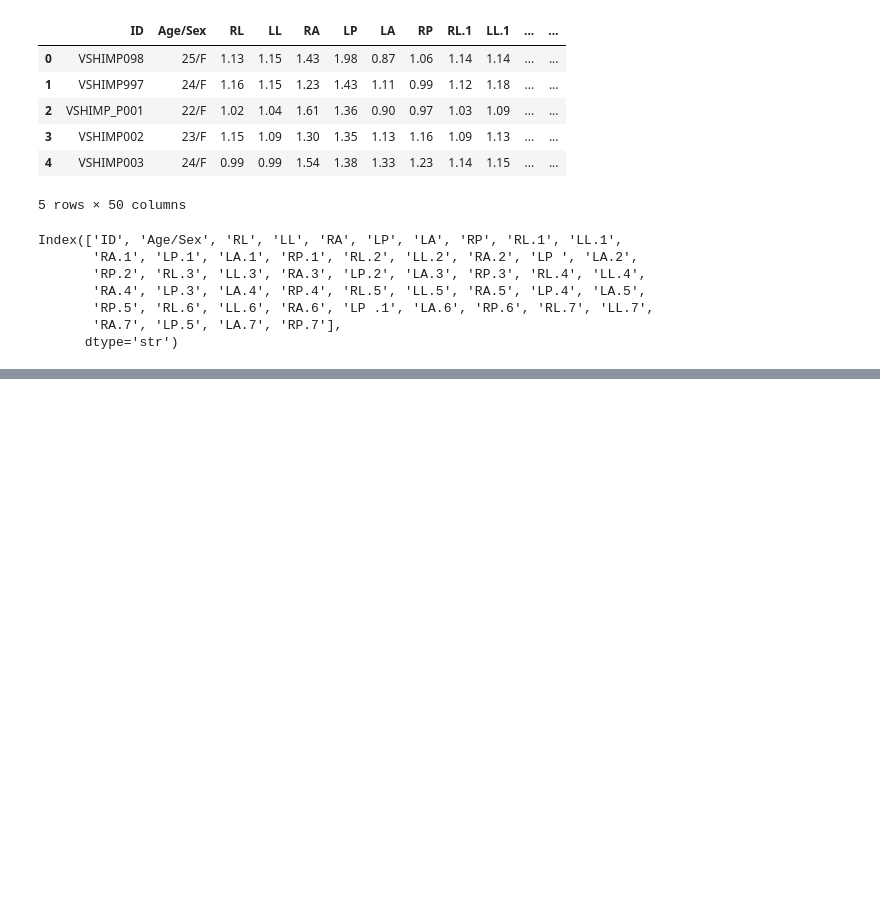
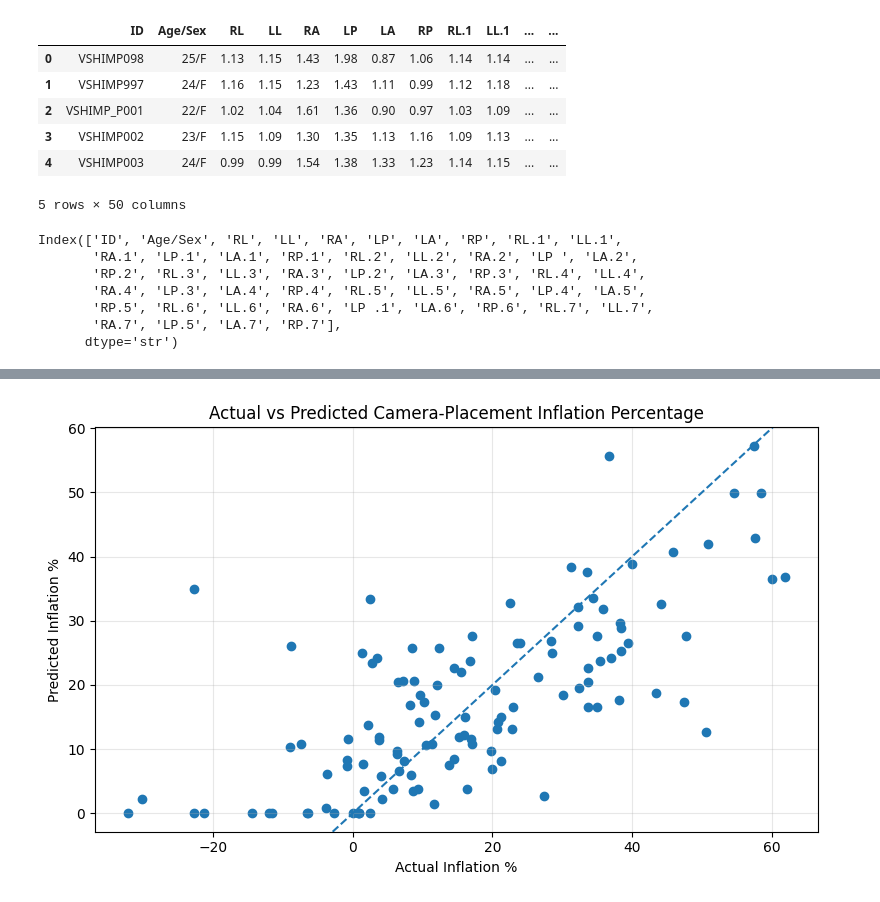
Before and after one commit to abhik12295/ai-vhit-calibration, a Jupyter notebook: main.ipynb, the cells around one changed output, grey strips where cells are left out. Saved outputs shown, nothing was run; the diff lists cells and outputs as text; code cells hidden in the pictures; blank space fills up the shorter version.

```diff
--- a/main.ipynb
+++ b/main.ipynb
@@ -190,0 +419,17 @@ groups = df_himp["participant_id"]
+# %%
+# ============================================================
+# 11. Train final model and predict inflation percentage
+# ============================================================
+
+inflation_model.fit(X, y)
+
+inflation_df["predicted_inflation_pct"] = inflation_model.predict(X)
+
+# Prevent negative correction
+inflation_df["predicted_inflation_pct"] = inflation_df["predicted_inflation_pct"].clip(lower=0)
+
+inflation_df["corrected_gain"] = (
+    inflation_df["inflated_gain"] / (1 + inflation_df["predicted_inflation_pct"])
+)
+
+inflation_df.head()
@@ -190,0 +506,22 @@ groups = df_himp["participant_id"]
+# %%
+# ============================================================
+# 14. Plot actual vs predicted inflation percentage
+# ============================================================
+
+plt.figure(figsize=(8, 5))
+
+plt.scatter(
+    inflation_df["inflation_pct"] * 100,
+    inflation_df["predicted_inflation_pct"] * 100
+)
+
+plt.axline((0, 0), slope=1, linestyle="--")
+
+plt.xlabel("Actual Inflation %")
+plt.ylabel("Predicted Inflation %")
+plt.title("Actual vs Predicted Camera-Placement Inflation Percentage")
+plt.grid(alpha=0.3)
+plt.tight_layout()
+plt.show()
+# %% [output]
+[figure, added]
```
Also changed, not shown: parts of 41 cells of this notebook, 4 other files.
